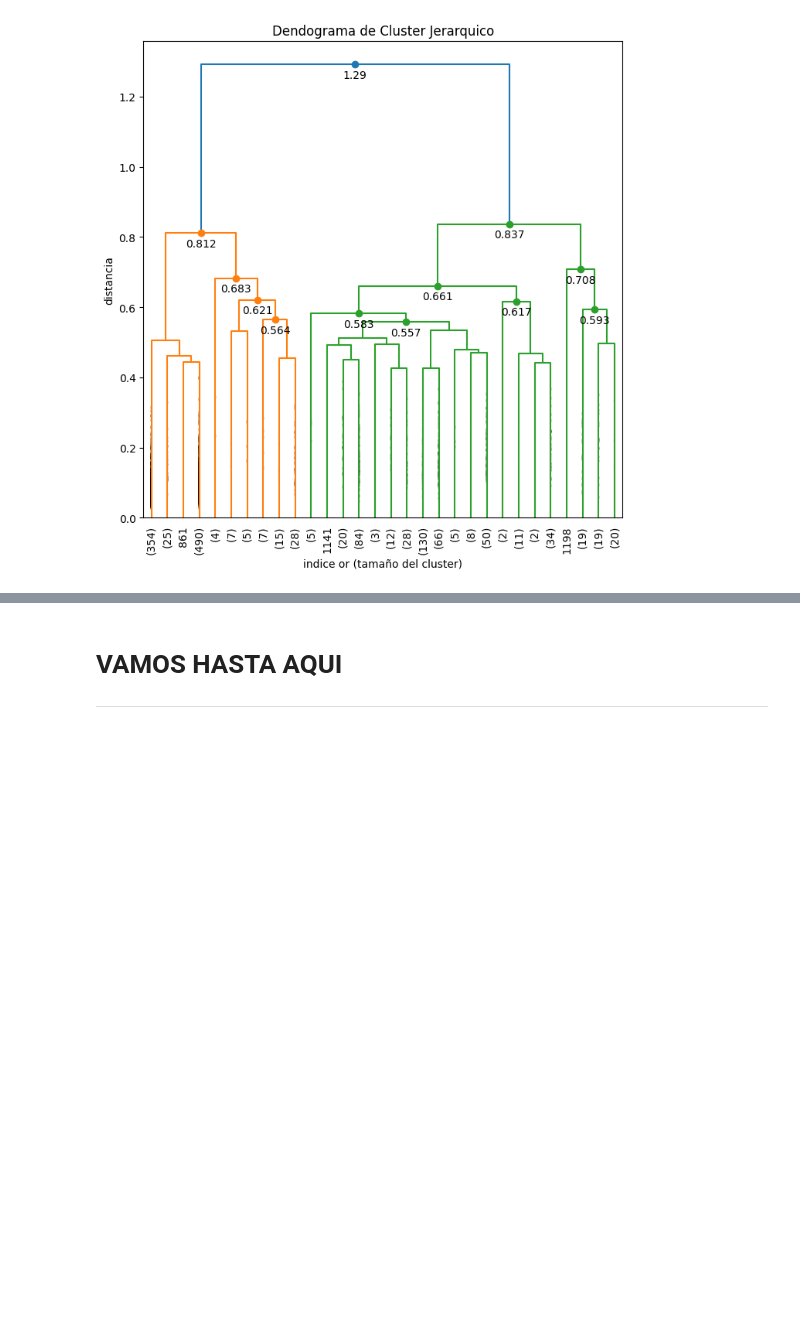
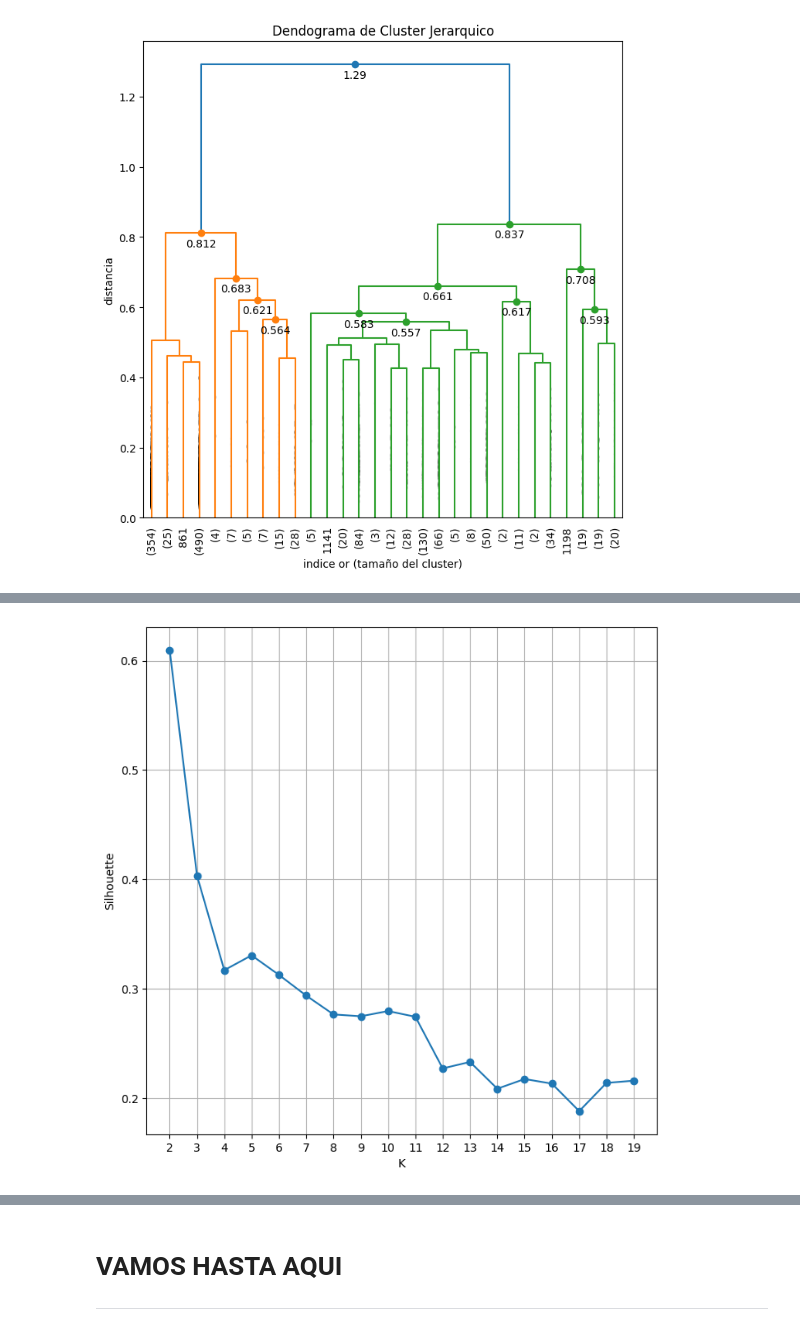
Before and after one commit to ernestopalacios/07MBID, a Jupyter notebook: AG1_ErnestoPalacios.ipynb, the cells around one changed output, grey strips where cells are left out. Saved outputs shown, nothing was run; the diff lists cells and outputs as text; code cells hidden in the pictures; blank space fills up the shorter version.

```diff
--- a/AG1_ErnestoPalacios.ipynb
+++ b/AG1_ErnestoPalacios.ipynb
@@ -1261,0 +1351,9 @@ La representación visual del cluster jerarquico a mi parecer es aceptable
+# %%
+plt.plot(range(2,20), silhouettes , marker='o')
+plt.xticks(range(2, 20))
+plt.xlabel('K')
+plt.ylabel('Silhouette')
+plt.grid(True)
+plt.show()
+# %% [output]
+[figure, added]
```
Also changed, not shown: parts of 30 cells of this notebook.
